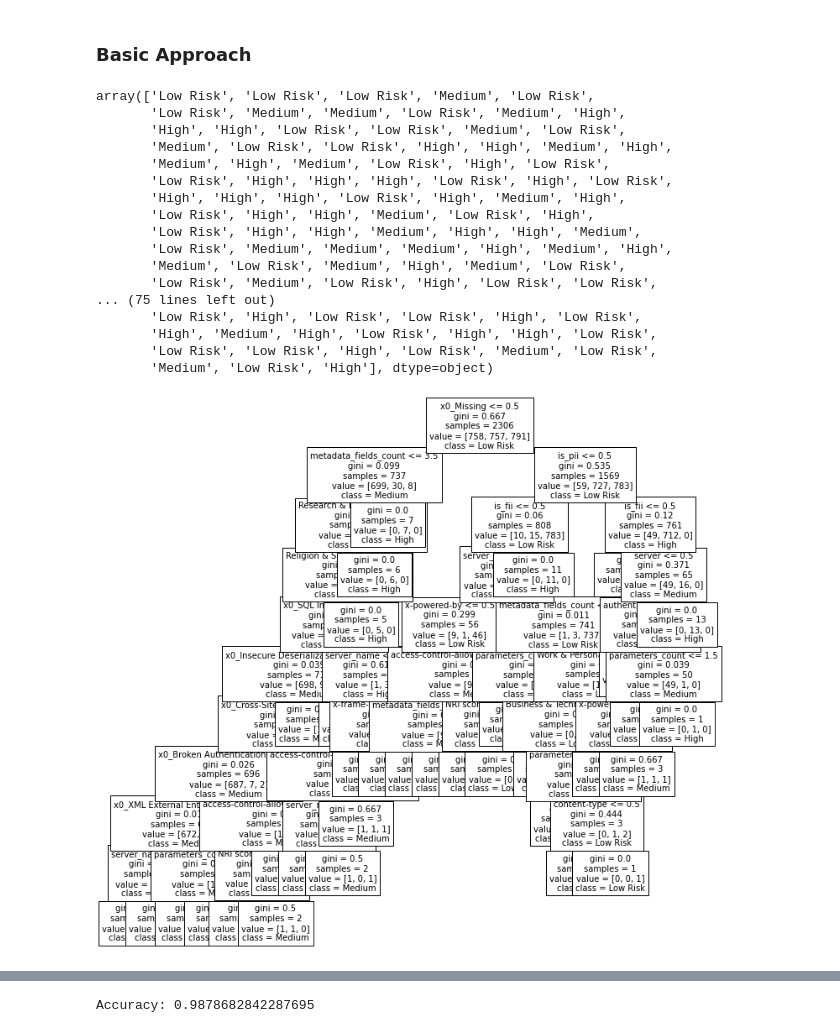
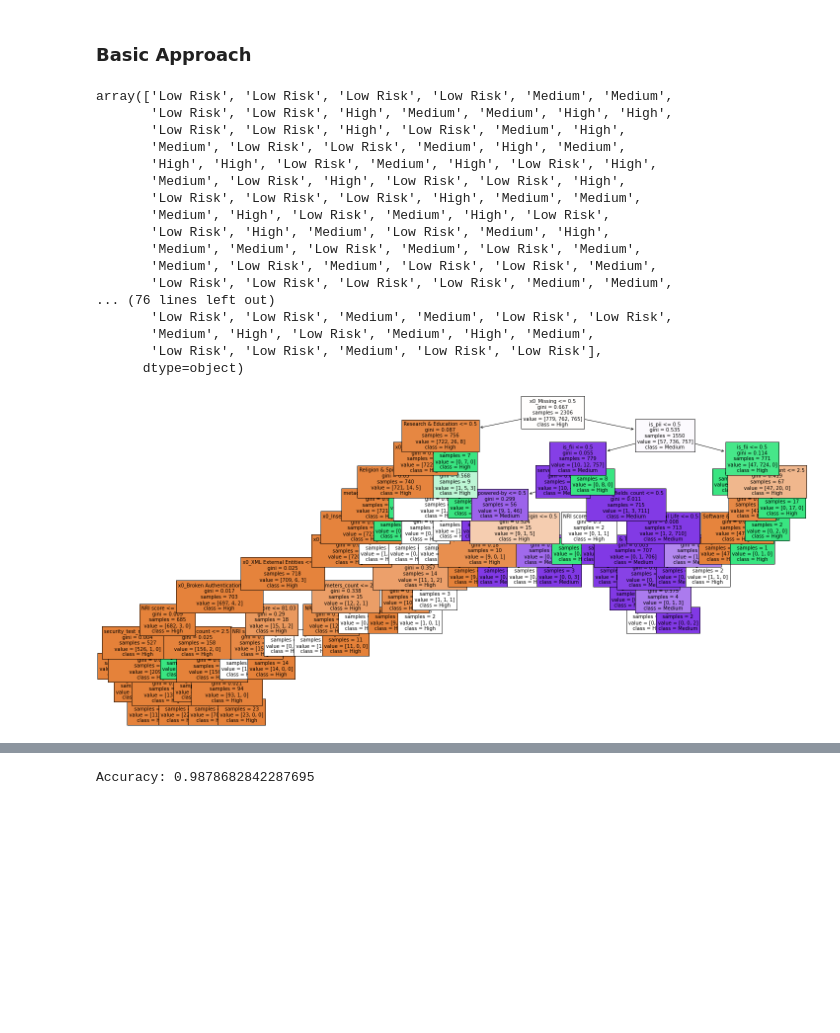
Before and after one commit to teejlab/API-Risk-Assessment-Framework, a Jupyter notebook: ml/treebasedmodels.ipynb, the cells around one changed output, grey strips where cells are left out. Saved outputs shown, nothing was run; the diff lists cells and outputs as text; code cells hidden in the pictures; blank space fills up the shorter version.

```diff
--- a/ml/treebasedmodels.ipynb
+++ b/ml/treebasedmodels.ipynb
@@ -42,5 +43,7 @@ import matplotlib.pyplot as plt
 # df = pd.read_excel("df_full_clean.xlsx", usecols = "A:BB")
 df = pd.read_excel("smote.xlsx", usecols = "A:BA")
 
+
 #imputation of NRI score with mean value
-df['NRI score']=df['NRI score'].replace(0, df['NRI score'].mean())
+df['NRI score'] = df['NRI score'].replace(0, np.NaN)
+df['NRI score'] = df['NRI score'].replace(np.NaN, df['NRI score'].mean())
@@ -94,41 +121,42 @@ StandardScaler()
 ### Basic Approach
 # %%
 # https://scikit-learn.org/stable/modules/generated/sklearn.tree.DecisionTreeClassifier.html
-clf = tree.DecisionTreeClassifier(random_state=37, max_depth=10, criterion='gini')
+clf = tree.DecisionTreeClassifier(random_state=37, criterion='gini')
 # %%
 clf = clf.fit(X_train,y_train)
 # %%
 clf.predict(X_test)
 # %% [output]
-array(['Low Risk', 'Low Risk', 'Low Risk', 'Medium', 'Low Risk',
-       'Low Risk', 'Medium', 'Medium', 'Low Risk', 'Medium', 'High',
-       'High', 'High', 'Low Risk', 'Low Risk', 'Medium', 'Low Risk',
-       'Medium', 'Low Risk', 'Low Risk', 'High', 'High', 'Medium', 'High',
-       'Medium', 'High', 'Medium', 'Low Risk', 'High', 'Low Risk',
-       'Low Risk', 'High', 'High', 'High', 'Low Risk', 'High', 'Low Risk',
-       'High', 'High', 'High', 'Low Risk', 'High', 'Medium', 'High',
-       'Low Risk', 'High', 'High', 'Medium', 'Low Risk', 'High',
-       'Low Risk', 'High', 'High', 'Medium', 'High', 'High', 'Medium',
-       'Low Risk', 'Medium', 'Medium', 'Medium', 'High', 'Medium', 'High',
-       'Medium', 'Low Risk', 'Medium', 'High', 'Medium', 'Low Risk',
-       'Low Risk', 'Medium', 'Low Risk', 'High', 'Low Risk', 'Low Risk',
-... (75 lines left out)
-       'Low Risk', 'High', 'Low Risk', 'Low Risk', 'High', 'Low Risk',
-       'High', 'Medium', 'High', 'Low Risk', 'High', 'High', 'Low Risk',
-       'Low Risk', 'Low Risk', 'High', 'Low Risk', 'Medium', 'Low Risk',
-       'Medium', 'Low Risk', 'High'], dtype=object)
+array(['Low Risk', 'Low Risk', 'Low Risk', 'Low Risk', 'Medium', 'Medium',
+       'Low Risk', 'Low Risk', 'High', 'Medium', 'Medium', 'High', 'High',
+       'Low Risk', 'Low Risk', 'High', 'Low Risk', 'Medium', 'High',
+       'Medium', 'Low Risk', 'Low Risk', 'Medium', 'High', 'Medium',
+       'High', 'High', 'Low Risk', 'Medium', 'High', 'Low Risk', 'High',
+       'Medium', 'Low Risk', 'High', 'Low Risk', 'Low Risk', 'High',
+       'Low Risk', 'Low Risk', 'Low Risk', 'High', 'Medium', 'Medium',
+       'Medium', 'High', 'Low Risk', 'Medium', 'High', 'Low Risk',
+       'Low Risk', 'High', 'Medium', 'Low Risk', 'Medium', 'High',
+       'Medium', 'Medium', 'Low Risk', 'Medium', 'Low Risk', 'Medium',
+       'Medium', 'Low Risk', 'Medium', 'Low Risk', 'Low Risk', 'Medium',
+       'Low Risk', 'Low Risk', 'Low Risk', 'Low Risk', 'Medium', 'Medium',
+... (76 lines left out)
+       'Low Risk', 'Low Risk', 'Medium', 'Medium', 'Low Risk', 'Low Risk',
+       'Medium', 'High', 'Low Risk', 'Medium', 'High', 'Medium',
+       'Low Risk', 'Low Risk', 'Medium', 'Low Risk', 'Low Risk'],
+      dtype=object)
 # %%
 # Visualise the tree
-fig, axes = plt.subplots(nrows = 1,ncols = 1, figsize=(12,12))
+fig, axes = plt.subplots(nrows = 1,ncols = 1, figsize=(25,12))
 fn = list(X_train)
 cn = list(y_train)
 tree.plot_tree(clf,
               feature_names = fn,
               class_names = cn,
-              fontsize=10)
+              fontsize=10,
+              filled=True)
 fig.savefig('trial.png')
 # %% [output]
-[figure, old version]
+[figure, new version]
 # %%
 # Alternative visualisation
 visualise_tree = tree.export_graphviz(clf, out_file=None,
```
Also changed, not shown: parts of 11 cells of this notebook.
